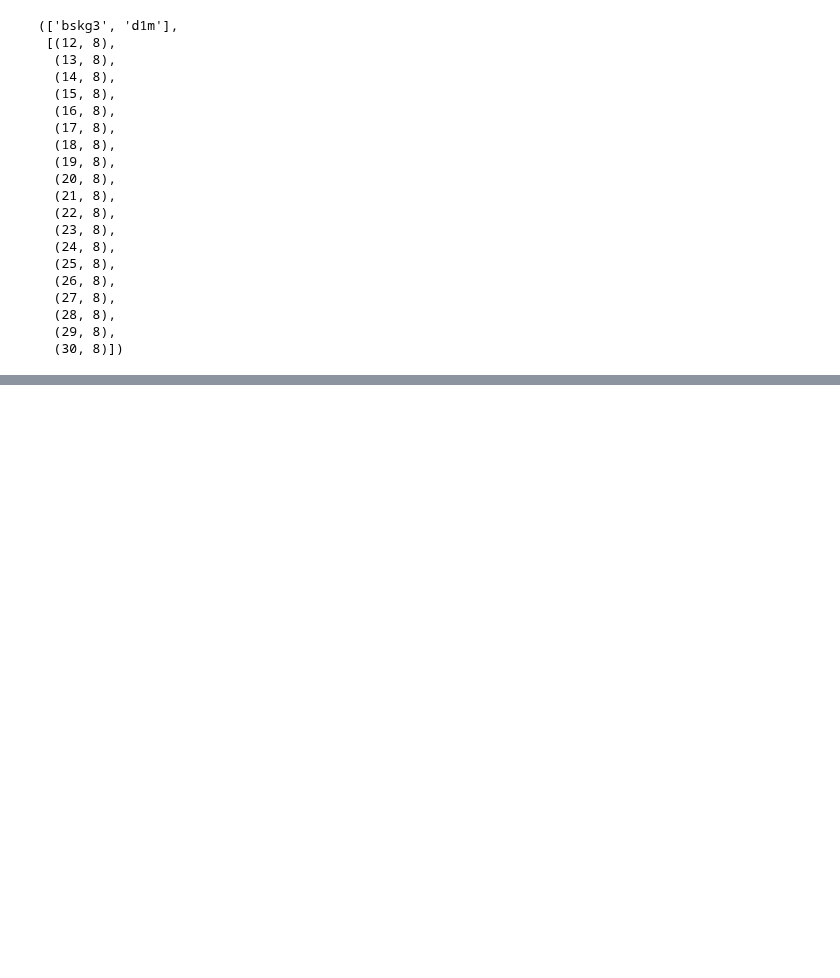
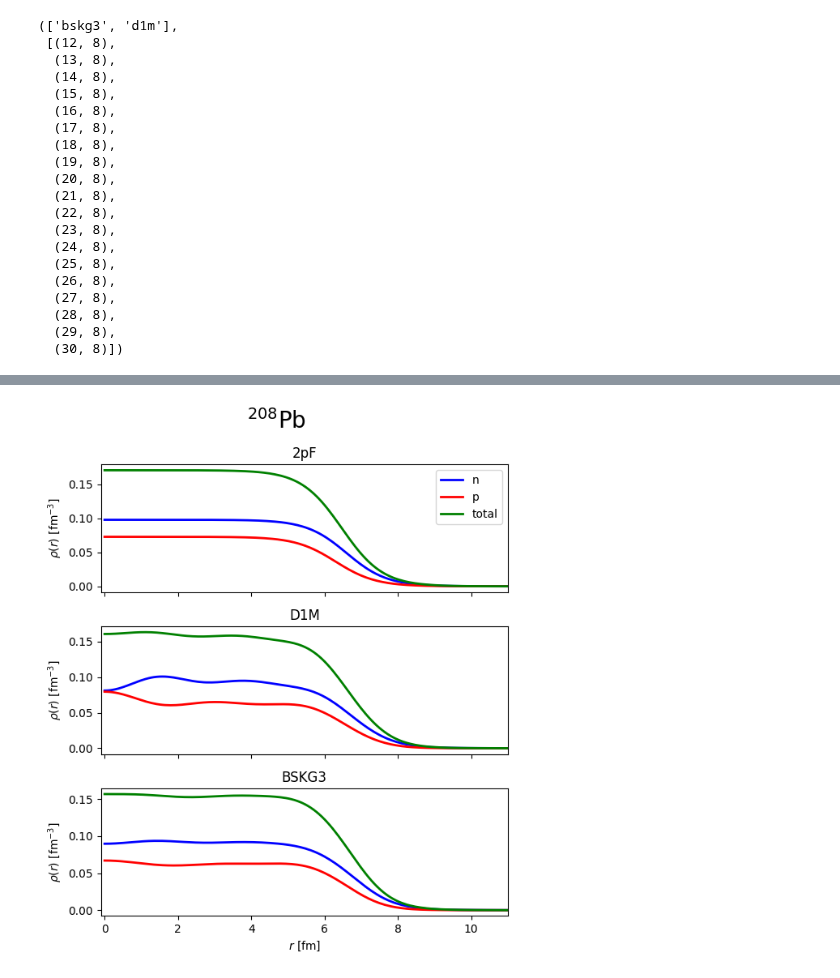
Before and after one commit to beykyle/jitr, a Jupyter notebook: examples/notebooks/tabulated_density_demo.ipynb, the cells around one changed output, grey strips where cells are left out. Saved outputs shown, nothing was run; the diff lists cells and outputs as text; code cells hidden in the pictures; blank space fills up the shorter version.

```diff
--- a/examples/notebooks/tabulated_density_demo.ipynb
+++ b/examples/notebooks/tabulated_density_demo.ipynb
@@ -88,0 +119,17 @@ fig.tight_layout()
+# %%
+R = np.linspace(0.0, 15.0, 201)
+rho_p_2pf, rho_n_2pf = pb208_densities_2pf()
+rho_p_d1m, rho_n_d1m = density.densities(208, 82, R, model="d1m")
+rho_p_bskg3, rho_n_bskg3 = density.densities(208, 82, R, model="bskg3")
+print("208-Pb")
+print("\n2pf:")
+print("=======================")
+print_density_stats( np.array(rho_p_2pf(R)), np.array(rho_n_2pf(R)), R)
+
+print("\nd1m:")
+print("=======================")
+print_density_stats(rho_p_d1m, rho_n_d1m, R)
+
+print("\nbskg3")
+print("=======================")
+print_density_stats(rho_p_bskg3, rho_n_bskg3, R)
@@ -88,0 +154,23 @@ fig.tight_layout()
+# %%
+fig, axes = plt.subplots( 3, 1, figsize=(6, 7), sharex=True)
+fig.suptitle(r"$^{208}$Pb", fontsize=20 )
+plot_densities(axes[0], np.array(rho_p_2pf(R)), np.array(rho_n_2pf(R)), R)
+plot_densities(axes[1], rho_p_d1m, rho_n_d1m, R)
+plot_densities(axes[2], rho_p_bskg3, rho_n_bskg3, R)
+
+axes[0].legend()
+axes[2].set_xlabel(r"$r$ [fm]")
+
+axes[0].set_ylabel(r"$\rho(r)$ [fm$^{-3}$]")
+axes[1].set_ylabel(r"$\rho(r)$ [fm$^{-3}$]")
+axes[2].set_ylabel(r"$\rho(r)$ [fm$^{-3}$]")
+
+axes[0].set_title(r"2pF")
+axes[1].set_title(r"D1M")
+axes[2].set_title(r"BSKG3")
+
+axes[0].set_xlim([-0.1,11])
+plt.tight_layout()
+plt.show()
+# %% [output]
+[figure, added]
```
Also changed, not shown: parts of 7 cells of this notebook.
